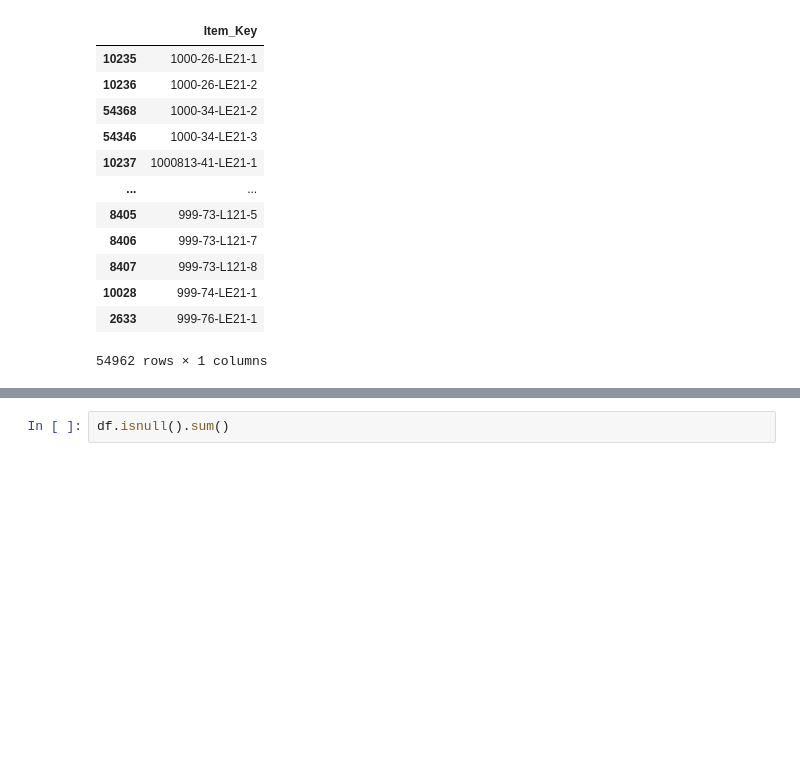
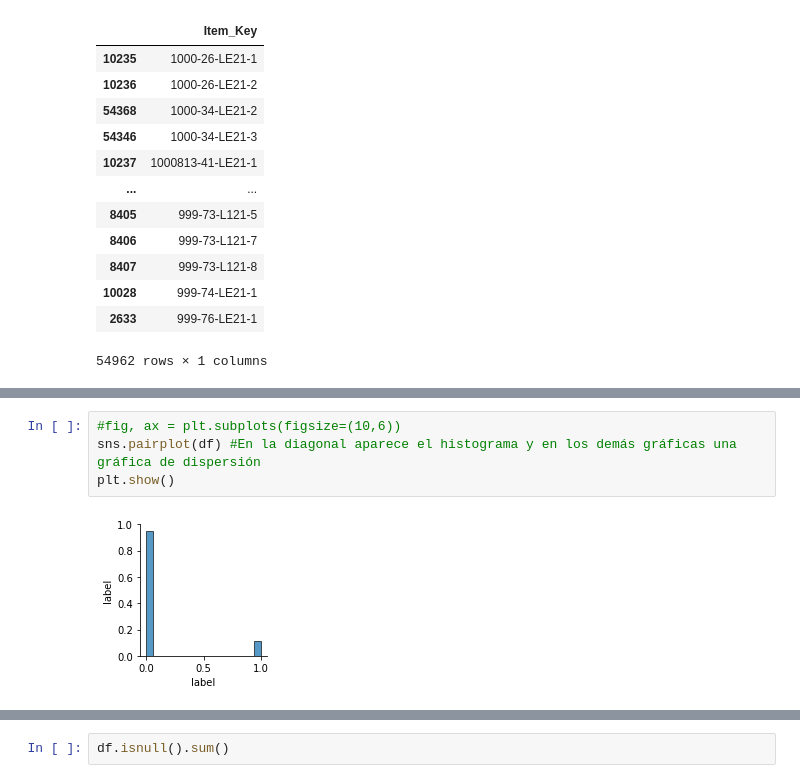
Before and after one commit to metalkutz/juanito_v2.0, a Jupyter notebook: EDA.ipynb, the cells around one changed output, grey strips where cells are left out. Cells and saved outputs as stored; diff of their text form; blank space fills up the shorter version.

```diff
--- a/EDA.ipynb
+++ b/EDA.ipynb
@@ -100,0 +113,6 @@ Name: Rubro1, dtype: int64
+# %%
+#fig, ax = plt.subplots(figsize=(10,6))
+sns.pairplot(df) #En la diagonal aparece el histograma y en los demás gráficas una gráfica de dispersión
+plt.show()
+# %% [output]
+[figure, added]
```
Also changed, not shown: parts of 15 cells of this notebook.
